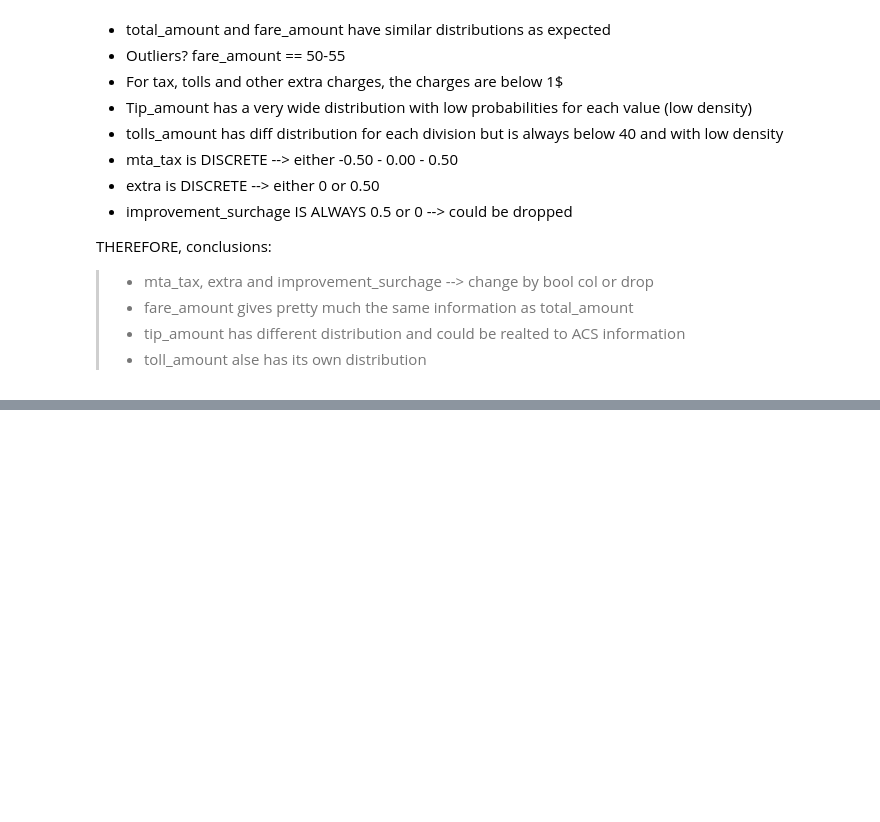
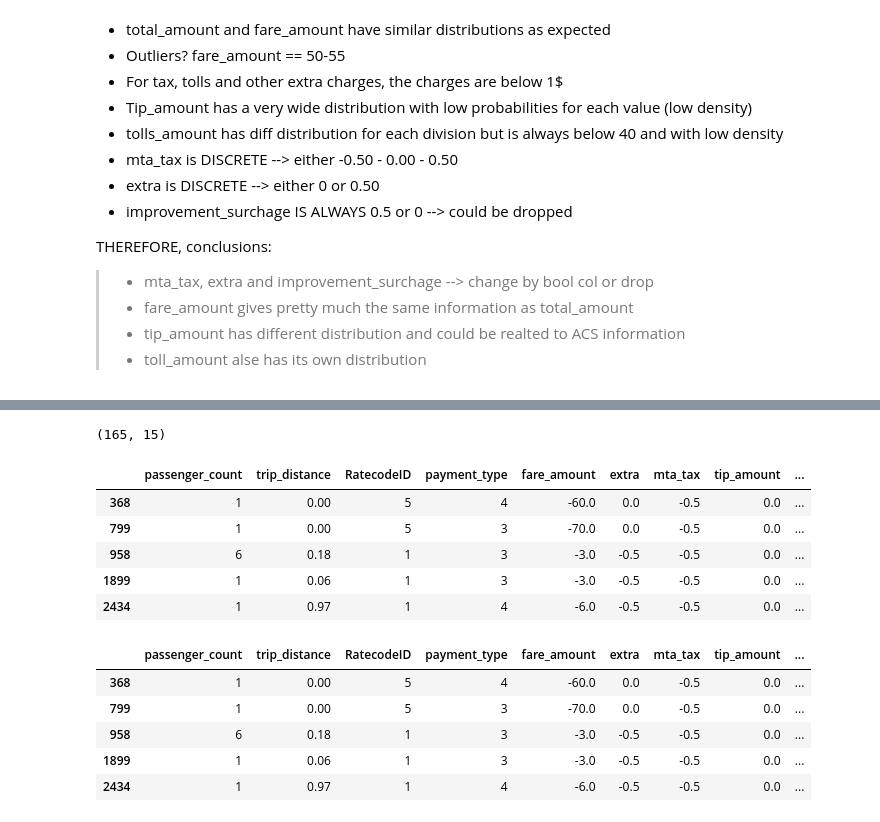
Before and after one commit to LAMDAMielgo/nyc_taxis, a Jupyter notebook: notebooks/EDA 01.ipynb, the cells around one changed output, grey strips where cells are left out. Cells and saved outputs as stored; diff of their text form; code cells hidden in the pictures; blank space fills up the shorter version.

```diff
--- a/notebooks/EDA 01.ipynb
+++ b/notebooks/EDA 01.ipynb
@@ -502,0 +655,3 @@ gdf_
+# %%
+df_for_eda.drop(df_for_eda[df_for_eda['amount_equality'] == False].index, inplace = True)
+df_for_eda.shape
@@ -502,0 +660,2 @@ gdf_
+# %%
+df_for_eda.drop(columns = ['amount_equality'], axis = 1, inplace = True)
@@ -502,0 +695,18 @@ gdf_
+# %%
+display(df_for_eda[(df_for_eda['mta_tax'] < 0) | (df_for_eda['improvement_surcharge'] < 0)].shape)
+display(df_for_eda[(df_for_eda['mta_tax'] < 0) | (df_for_eda['improvement_surcharge'] < 0)].head())
+display(df_for_eda[(df_for_eda['mta_tax'] < 0) | (df_for_eda['improvement_surcharge'] < 0)].head())
+# %% [output]
+(165, 15)
+|  | passenger_count | trip_distance | RatecodeID | payment_type | fare_amount | extra | mta_tax | tip_amount | ... |
+| 368 | 1 | 0.00 | 5 | 4 | -60.0 | 0.0 | -0.5 | 0.0 | ... |
+| 799 | 1 | 0.00 | 5 | 3 | -70.0 | 0.0 | -0.5 | 0.0 | ... |
+| 958 | 6 | 0.18 | 1 | 3 | -3.0 | -0.5 | -0.5 | 0.0 | ... |
+| 1899 | 1 | 0.06 | 1 | 3 | -3.0 | -0.5 | -0.5 | 0.0 | ... |
+| 2434 | 1 | 0.97 | 1 | 4 | -6.0 | -0.5 | -0.5 | 0.0 | ... |
+|  | passenger_count | trip_distance | RatecodeID | payment_type | fare_amount | extra | mta_tax | tip_amount | ... |
+| 368 | 1 | 0.00 | 5 | 4 | -60.0 | 0.0 | -0.5 | 0.0 | ... |
+| 799 | 1 | 0.00 | 5 | 3 | -70.0 | 0.0 | -0.5 | 0.0 | ... |
+| 958 | 6 | 0.18 | 1 | 3 | -3.0 | -0.5 | -0.5 | 0.0 | ... |
+| 1899 | 1 | 0.06 | 1 | 3 | -3.0 | -0.5 | -0.5 | 0.0 | ... |
+| 2434 | 1 | 0.97 | 1 | 4 | -6.0 | -0.5 | -0.5 | 0.0 | ... |
```
Also changed, not shown: parts of 64 cells of this notebook.
